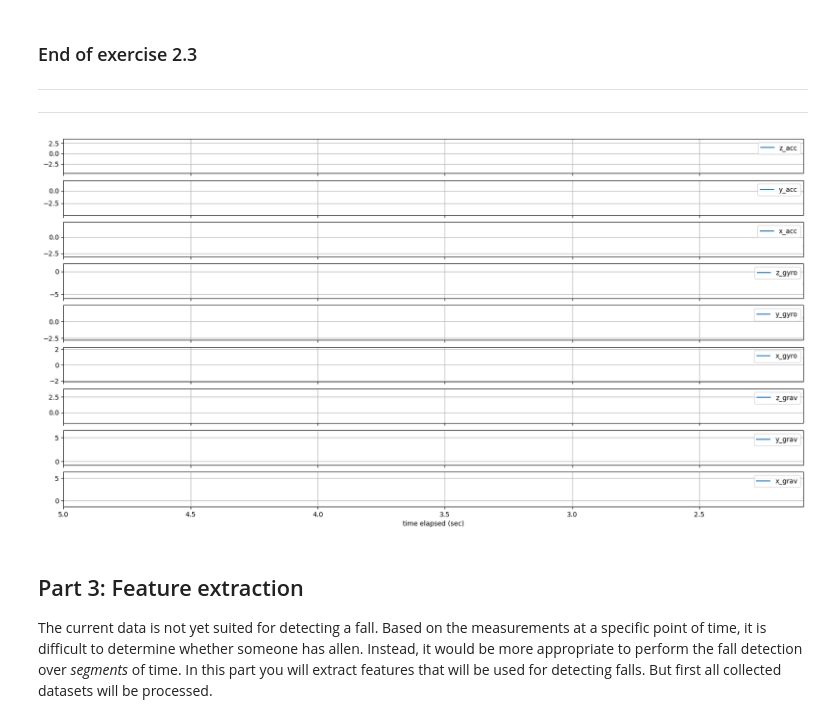
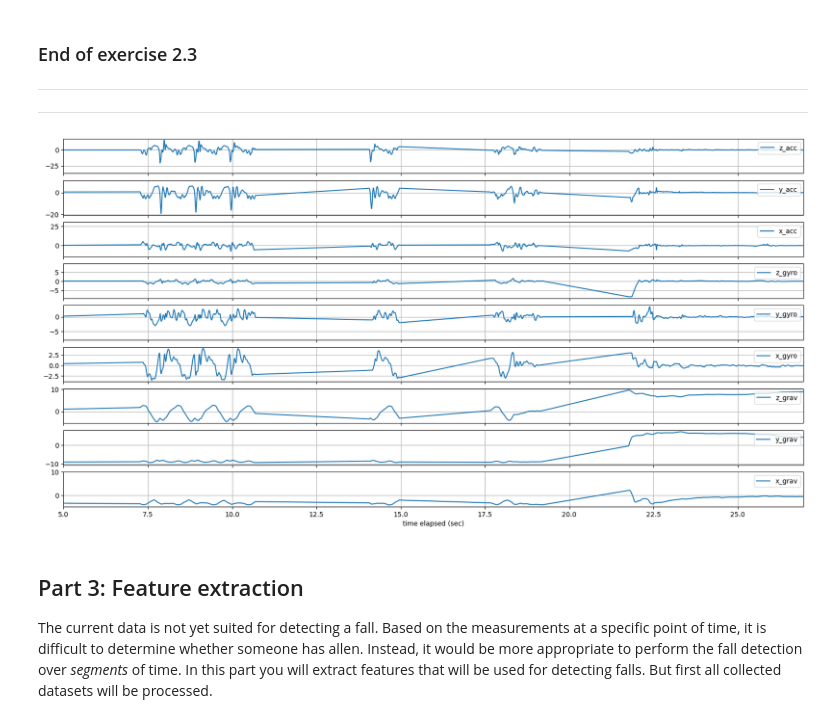
Before and after one commit to ErikNij/5ARB0DataScience, a Jupyter notebook: Assignment2a/falldetector-template.ipynb, the cells around one changed output. Saved outputs shown, nothing was run; the diff lists cells and outputs as text; code cells hidden in the pictures.

```diff
--- a/Assignment2a/falldetector-template.ipynb
+++ b/Assignment2a/falldetector-template.ipynb
@@ -206,9 +207,9 @@ data_norm
 ---
 # %%
 # plot recordings
-ex2_plot_data(data_norm)
+ex2_plot_data(data)
 # %% [output]
-[figure, old version]
+[figure, new version]
 # %% [markdown]
 ## Part 3: Feature extraction
 The current data is not yet suited for detecting a fall. Based on the measurements at a specific point of time, it is difficult to determine whether someone has allen. Instead, it would be more appropriate to perform the fall detection over _segments_ of time. In this part you will extract features that will be used for detecting falls. But first all collected datasets will be processed.
```
Also changed, not shown: parts of 2 cells of this notebook.
